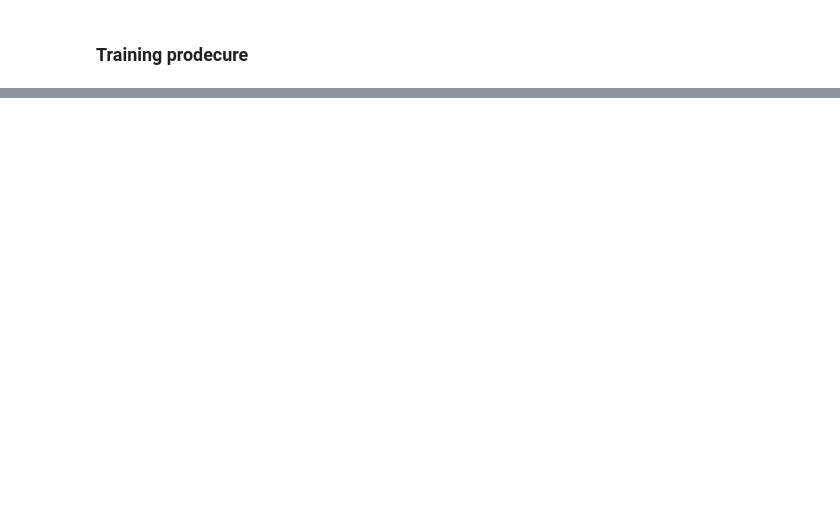
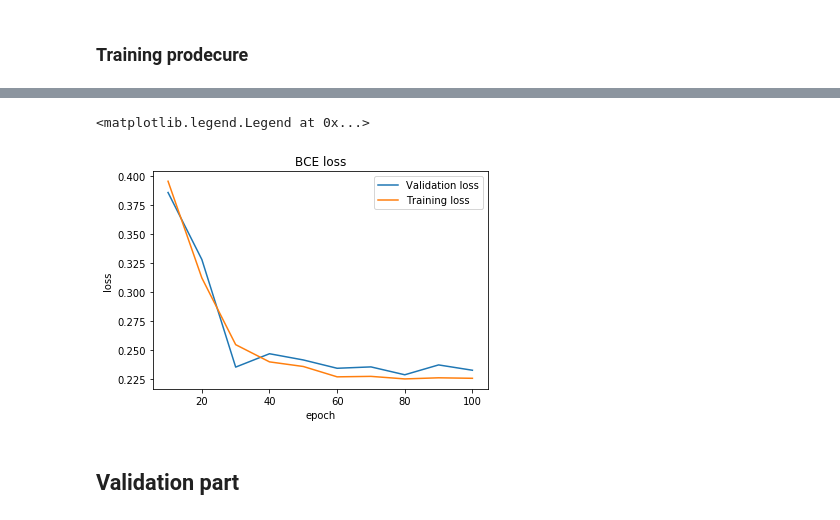
Before and after one commit to zpolina/CPSC540_course_project, a Jupyter notebook: UNet_debug_v.ipynb, the cells around one changed output, grey strips where cells are left out. Cells and saved outputs as stored; diff of their text form; code cells hidden in the pictures; blank space fills up the shorter version.

```diff
--- a/UNet_debug_v.ipynb
+++ b/UNet_debug_v.ipynb
@@ -162,16 +168,17 @@ def image_show(name, image, resize=1):
 # %%
 WIDTH = 256
 HIGHT =256
-def simple_augment(image,mask):
-        image = cv2.resize(image,(WIDTH,HIGHT))
-        image = image.transpose(2, 1, 0)
-        mask  = cv2.resize(mask,(WIDTH,HIGHT))
-        mask  = cv2.threshold(mask, 128, 255, cv2.THRESH_BINARY)[1]
-        mask[mask == 255.] = 1
-        return image.astype(float),mask.astype(float)
+def simple_augment(image,mask, output_size=256):
+    #Now we resize the image
+    image = transform.resize(image, (output_size, output_size))
+    label = transform.resize(mask, (output_size, output_size))
+    image = image.transpose(2, 0, 1)
+    #label  = cv2.threshold(label, 128, 255, cv2.THRESH_BINARY)[1]
+    label[label > 0.] = 1
+    return image.astype(float), label.astype(float)
 
 dataset = ImageMaskDataset(
-        'names', mode='train', transform = data_aug
+        ids_train, mode='train', transform = data_aug
     )
 sampler = RandomSampler(dataset)
 # %%
@@ -340,0 +346,15 @@ class DiceLoss(nn.Module):
+# %%
+net = UNet(in_shape=(C,HIGHT,WIDTH), num_classes=1).cuda()
+net.load_state_dict(torch.load(DATA_DIR +'/checkpoint/model.pth'))
+
+validation_dataset = ImageMaskDataset(
+                            ids_test, mode='train',
+                            transform = simple_augment)
+
+
+validation_loader  = DataLoader(
+                        validation_dataset,
+                        sampler = RandomSampler(validation_dataset),
+                        batch_size  = 16,
+                        drop_last   = True,
+                        num_workers = 8)
@@ -468,0 +553,11 @@ torch.save(net.state_dict(), DATA_DIR +'/checkpoint/model_2.pth')
+# %%
+from matplotlib import pyplot as plt
+plt.plot(list(range(10,110, 10)),val_BCE, label='Validation loss')
+plt.plot(list(range(10,110, 10)),train_BCE, label='Training loss')
+plt.xlabel("epoch")
+plt.ylabel("loss")
+plt.title('BCE loss')
+plt.legend()
+# %% [output]
+<matplotlib.legend.Legend at 0x...>
+[figure, added]
@@ -468,0 +571,2 @@ torch.save(net.state_dict(), DATA_DIR +'/checkpoint/model_2.pth')
+# %% [markdown]
+## Validation part
```
Also changed, not shown: parts of 14 cells of this notebook.
